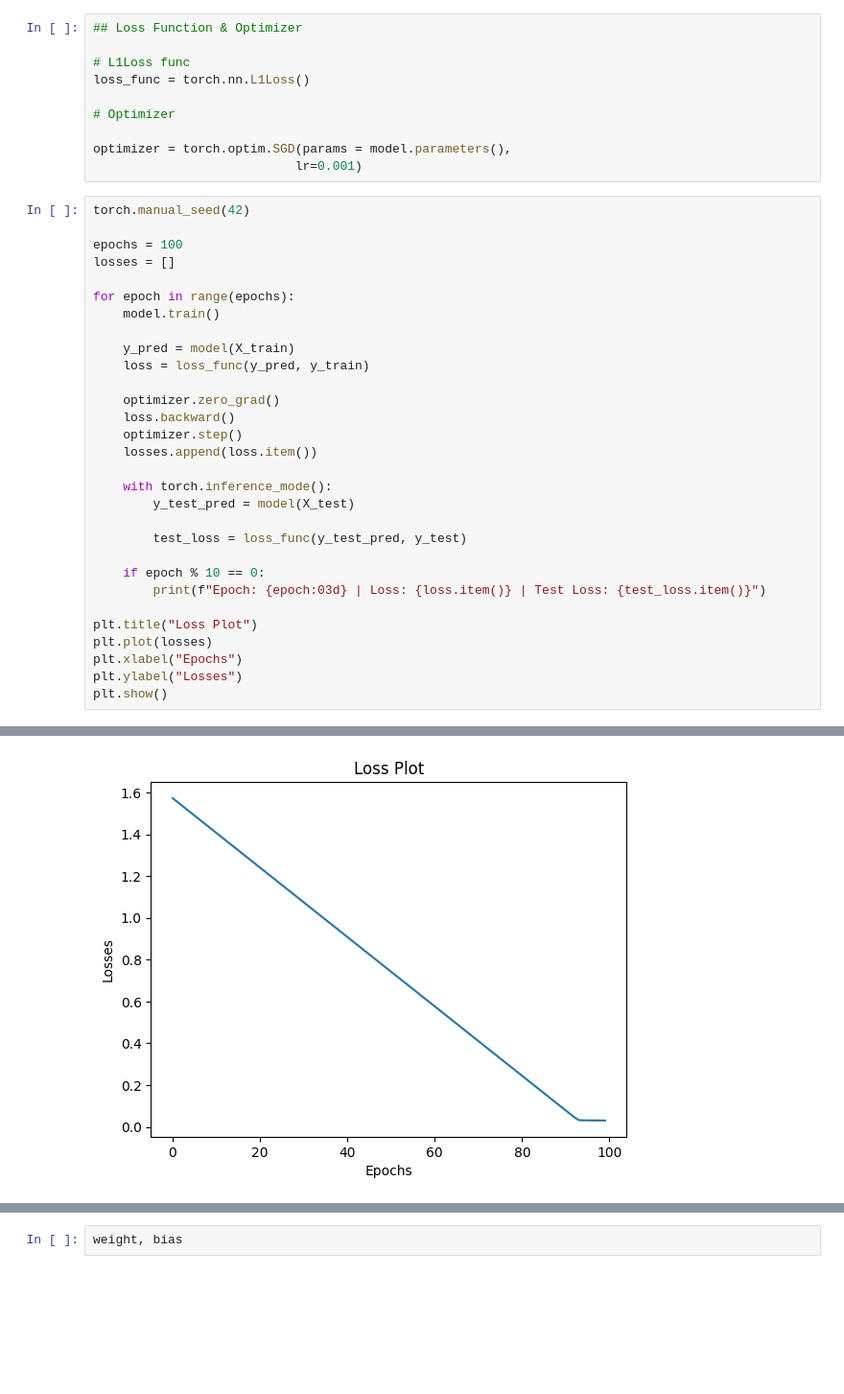
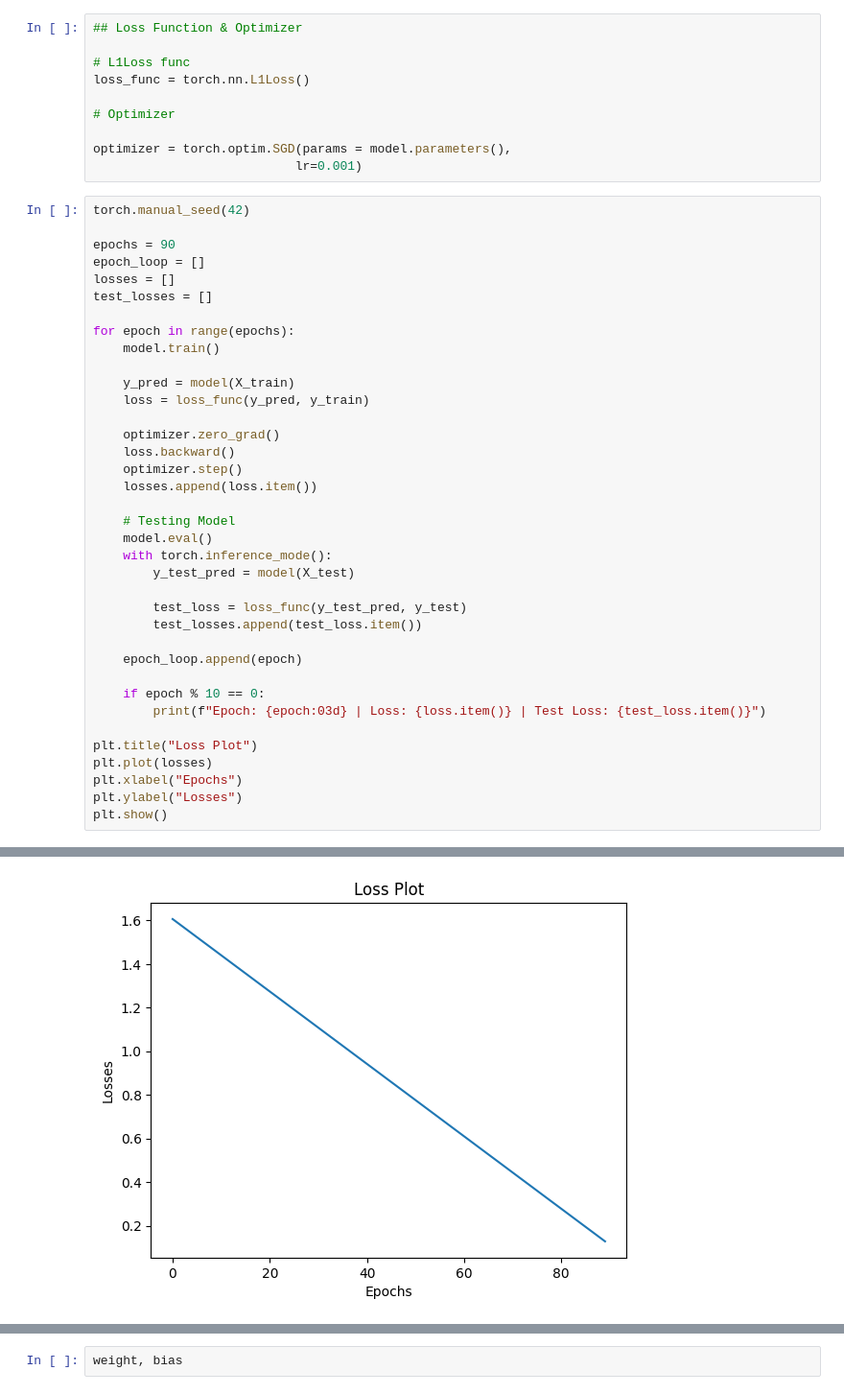
Before and after one commit to axiomchronicles/neural_network_learning, a Jupyter notebook: PyTorch_Learning/pathway_02.ipynb, the cells around one changed output, grey strips where cells are left out. Shown: that part at 96% size. Saved outputs shown, nothing was run; the diff lists cells and outputs as text; blank space fills up the shorter version.

Commit message:
PyTorch | Loss Curves

```diff
--- a/PyTorch_Learning/pathway_02.ipynb
+++ b/PyTorch_Learning/pathway_02.ipynb
@@ -74,8 +74,10 @@ optimizer = torch.optim.SGD(params = model.parameters(),
 # %%
 torch.manual_seed(42)
 
-epochs = 100
+epochs = 90
+epoch_loop = []
 losses = []
+test_losses = []
 
 for epoch in range(epochs):
     model.train()
@@ -88,10 +90,15 @@ for epoch in range(epochs):
     optimizer.step()
     losses.append(loss.item())
 
+    # Testing Model
+    model.eval()
     with torch.inference_mode():
         y_test_pred = model(X_test)
 
         test_loss = loss_func(y_test_pred, y_test)
+        test_losses.append(test_loss.item())
+
+    epoch_loop.append(epoch)
 
     if epoch % 10 == 0:
         print(f"Epoch: {epoch:03d} | Loss: {loss.item()} | Test Loss: {test_loss.item()}")
@@ -115 +121 @@ Epoch: 090 | Loss: 0.07883352786302567 | Test Loss: 0.042029570788145065
-[figure, old version]
+[figure, new version]
```
Also changed, not shown: parts of 4 cells of this notebook.
